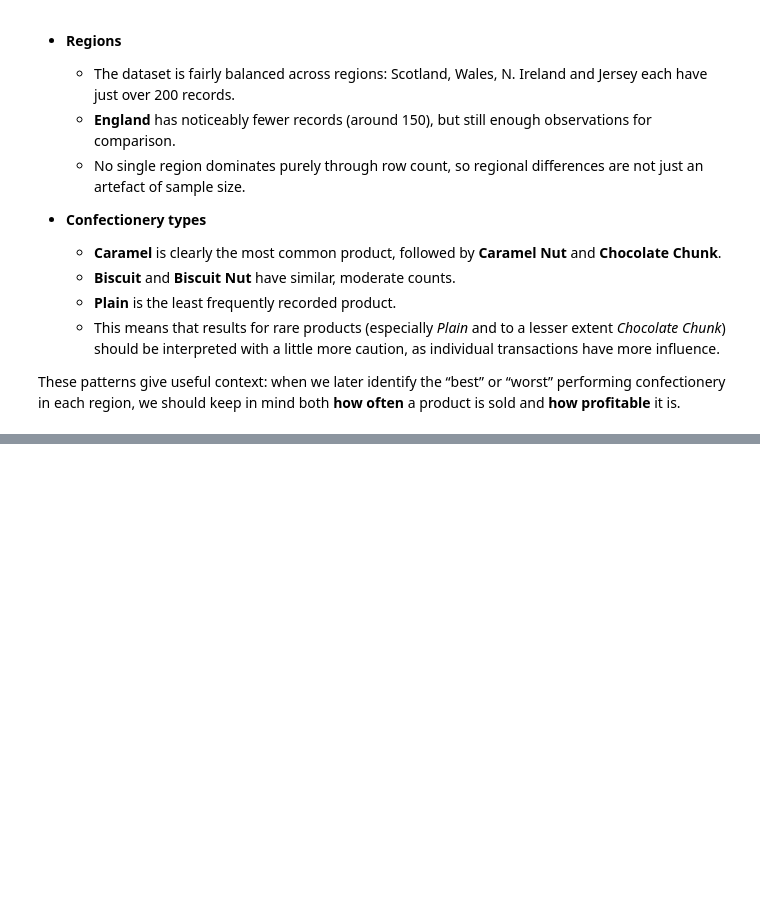
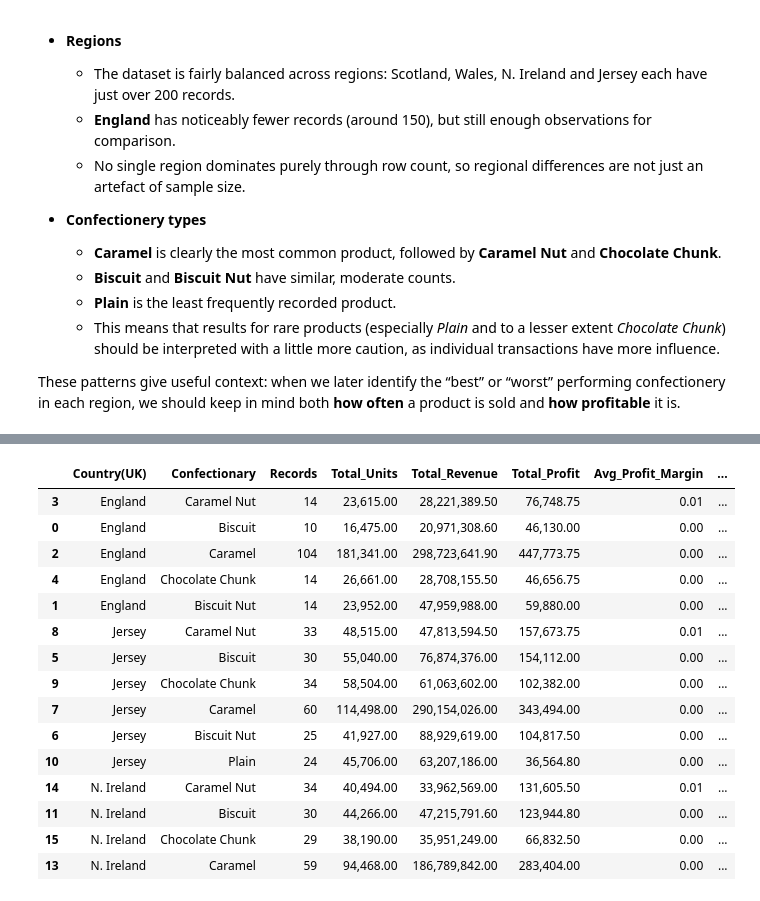
Before and after one commit to OmerTDK/confectionary-data-viz, a Jupyter notebook: main.ipynb, the cells around one changed output, grey strips where cells are left out. Drawn from its saved outputs; the diff is of its cells as text; code cells hidden in the pictures; blank space fills up the shorter version.

Commit message:
Phase 4.1: region–product profit margin analysis and narrative

```diff
--- a/main.ipynb
+++ b/main.ipynb
@@ -537,0 +549,42 @@ we should keep in mind both **how often** a product is sold and **how profitable
+# %%
+# Aggregate metrics by region and confectionery
+region_conf_summary = (
+    df_analysis
+    .groupby(["Country(UK)", "Confectionary"])
+    .agg(
+        Records=("Confectionary", "size"),
+        Total_Units=("Units Sold", "sum"),
+        Total_Revenue=("Revenue(£)", "sum"),
+        Total_Profit=("Profit(£)", "sum"),
+        Avg_Profit_Margin=("Profit_Margin", "mean")
+    )
+    .reset_index()
+)
+
+# Percentage version of margin for readability
+region_conf_summary["Avg_Profit_Margin_pct"] = region_conf_summary["Avg_Profit_Margin"] * 100
+
+region_conf_summary.sort_values(
+    ["Country(UK)", "Avg_Profit_Margin"],
+    ascending=[True, False],
+    inplace=True
+)
+
+region_conf_summary.head(15)
+# %% [output]
+|  | Country(UK) | Confectionary | Records | Total_Units | Total_Revenue | Total_Profit | Avg_Profit_Margin | ... |
+| 3 | England | Caramel Nut | 14 | 23,615.00 | 28,221,389.50 | 76,748.75 | 0.01 | ... |
+| 0 | England | Biscuit | 10 | 16,475.00 | 20,971,308.60 | 46,130.00 | 0.00 | ... |
+| 2 | England | Caramel | 104 | 181,341.00 | 298,723,641.90 | 447,773.75 | 0.00 | ... |
+| 4 | England | Chocolate Chunk | 14 | 26,661.00 | 28,708,155.50 | 46,656.75 | 0.00 | ... |
+| 1 | England | Biscuit Nut | 14 | 23,952.00 | 47,959,988.00 | 59,880.00 | 0.00 | ... |
+| 8 | Jersey | Caramel Nut | 33 | 48,515.00 | 47,813,594.50 | 157,673.75 | 0.01 | ... |
+| 5 | Jersey | Biscuit | 30 | 55,040.00 | 76,874,376.00 | 154,112.00 | 0.00 | ... |
+| 9 | Jersey | Chocolate Chunk | 34 | 58,504.00 | 61,063,602.00 | 102,382.00 | 0.00 | ... |
+| 7 | Jersey | Caramel | 60 | 114,498.00 | 290,154,026.00 | 343,494.00 | 0.00 | ... |
+| 6 | Jersey | Biscuit Nut | 25 | 41,927.00 | 88,929,619.00 | 104,817.50 | 0.00 | ... |
+| 10 | Jersey | Plain | 24 | 45,706.00 | 63,207,186.00 | 36,564.80 | 0.00 | ... |
+| 14 | N. Ireland | Caramel Nut | 34 | 40,494.00 | 33,962,569.00 | 131,605.50 | 0.01 | ... |
+| 11 | N. Ireland | Biscuit | 30 | 44,266.00 | 47,215,791.60 | 123,944.80 | 0.00 | ... |
+| 15 | N. Ireland | Chocolate Chunk | 29 | 38,190.00 | 35,951,249.00 | 66,832.50 | 0.00 | ... |
+| 13 | N. Ireland | Caramel | 59 | 94,468.00 | 186,789,842.00 | 283,404.00 | 0.00 | ... |
```
Also changed, not shown: parts of 2 cells of this notebook.
